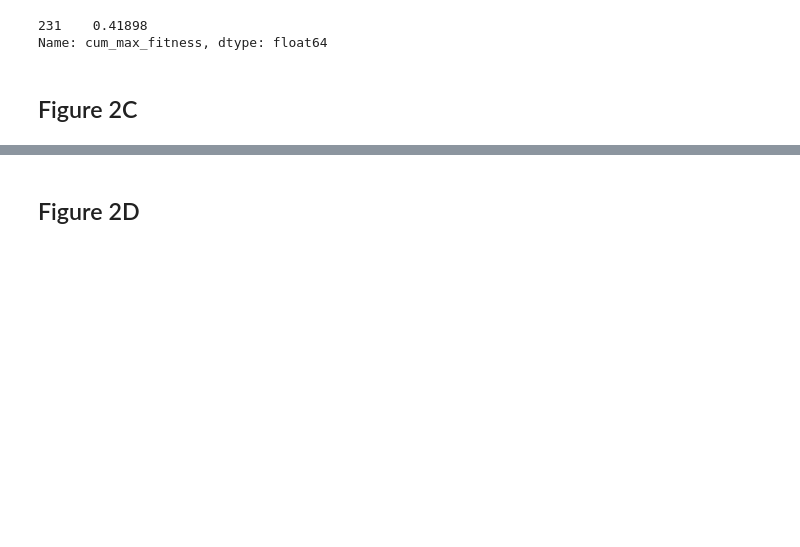
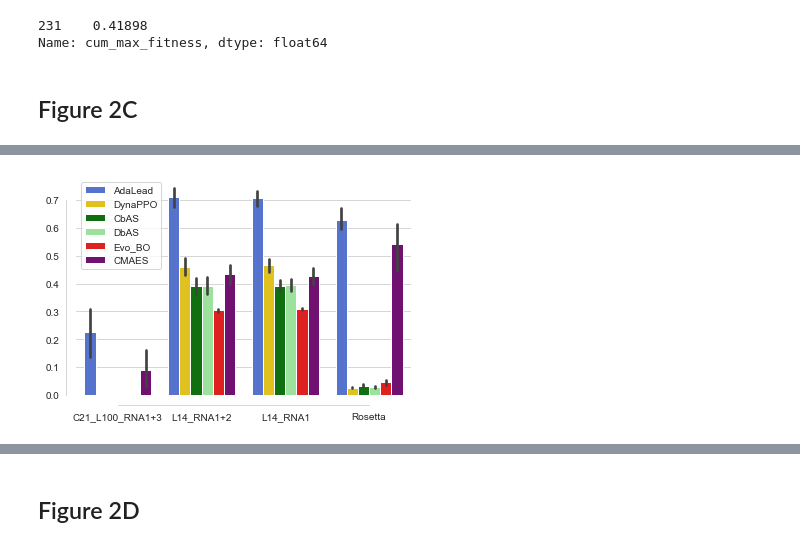
Before and after one commit to samsinai/FLEXS, a Jupyter notebook: examples/Paper_plots.ipynb, the cells around one changed output, grey strips where cells are left out. Saved outputs shown, nothing was run; the diff lists cells and outputs as text; code cells hidden in the pictures; blank space fills up the shorter version.

```diff
--- a/examples/Paper_plots.ipynb
+++ b/examples/Paper_plots.ipynb
@@ -194,0 +269,8 @@ plt.show()
+# %%
+sns.barplot(x='landscape', y='medians', hue='algo', palette=palette, data=data)
+sns.despine(offset=10, trim=True)
+
+plt.legend()
+plt.show()
+# %% [output]
+[figure, added]
```
Also changed, not shown: parts of 5 cells of this notebook.
